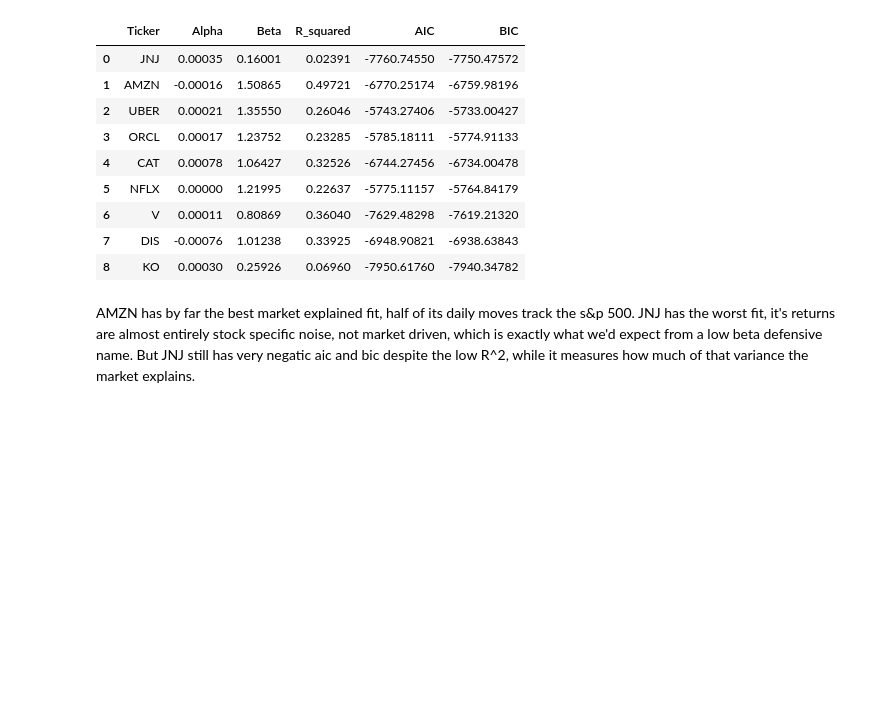
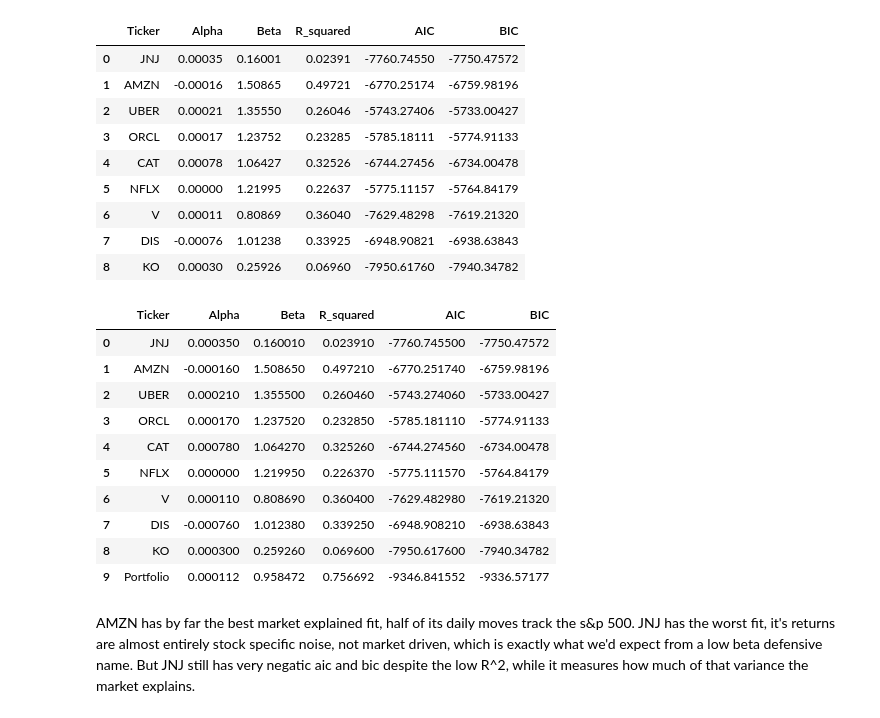
Before and after one commit to a01286580-collab/Class-CollabRepository, a Jupyter notebook: deliverable/Capital_Analyst_Deliverable2.ipynb, the cells around one changed output. Saved outputs shown, nothing was run; the diff lists cells and outputs as text; code cells hidden in the pictures; blank space fills up the shorter version.

```diff
--- a/deliverable/Capital_Analyst_Deliverable2.ipynb
+++ b/deliverable/Capital_Analyst_Deliverable2.ipynb
@@ -149,6 +149,26 @@ gof_table
 | 6 | V | 0.00011 | 0.80869 | 0.36040 | -7629.48298 | -7619.21320 |
 | 7 | DIS | -0.00076 | 1.01238 | 0.33925 | -6948.90821 | -6938.63843 |
 | 8 | KO | 0.00030 | 0.25926 | 0.06960 | -7950.61760 | -7940.34782 |
+# %%
+X_port = sm.add_constant(spx_ret)
+model_port = sm.OLS(port_ret, X_port).fit()
+
+portfolio_row = pd.DataFrame([{'Ticker': 'Portfolio', 'Beta': model_port.params.iloc[1], 'Alpha': model_port.params.iloc[0], 'R_squared': model_port.rsquared, 'AIC': model_port.aic, 'BIC': model_port.bic}])
+
+gof_table = pd.concat([gof_table, portfolio_row], ignore_index=True)
+gof_table
+# %% [output]
+|  | Ticker | Alpha | Beta | R_squared | AIC | BIC |
+| 0 | JNJ | 0.000350 | 0.160010 | 0.023910 | -7760.745500 | -7750.47572 |
+| 1 | AMZN | -0.000160 | 1.508650 | 0.497210 | -6770.251740 | -6759.98196 |
+| 2 | UBER | 0.000210 | 1.355500 | 0.260460 | -5743.274060 | -5733.00427 |
+| 3 | ORCL | 0.000170 | 1.237520 | 0.232850 | -5785.181110 | -5774.91133 |
+| 4 | CAT | 0.000780 | 1.064270 | 0.325260 | -6744.274560 | -6734.00478 |
+| 5 | NFLX | 0.000000 | 1.219950 | 0.226370 | -5775.111570 | -5764.84179 |
+| 6 | V | 0.000110 | 0.808690 | 0.360400 | -7629.482980 | -7619.21320 |
+| 7 | DIS | -0.000760 | 1.012380 | 0.339250 | -6948.908210 | -6938.63843 |
+| 8 | KO | 0.000300 | 0.259260 | 0.069600 | -7950.617600 | -7940.34782 |
+| 9 | Portfolio | 0.000112 | 0.958472 | 0.756692 | -9346.841552 | -9336.57177 |
 # %% [markdown]
 AMZN has by far the best market explained fit, half of its daily moves track the s&p 500. JNJ has the worst fit, it's returns are almost entirely stock specific noise, not market driven, which is exactly what we'd expect from a low beta defensive name. But JNJ still has very negatic aic and bic despite the low R^2, while it measures how much of that variance the market explains.
 # %% [markdown]
```
